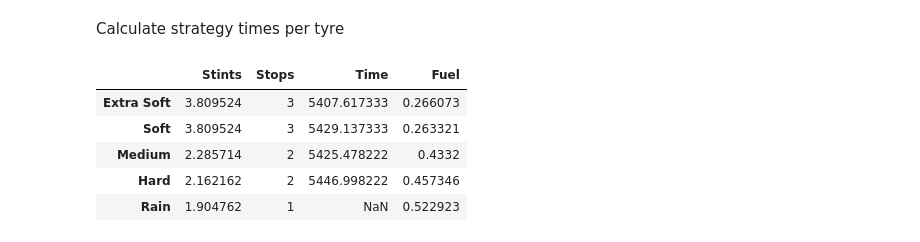
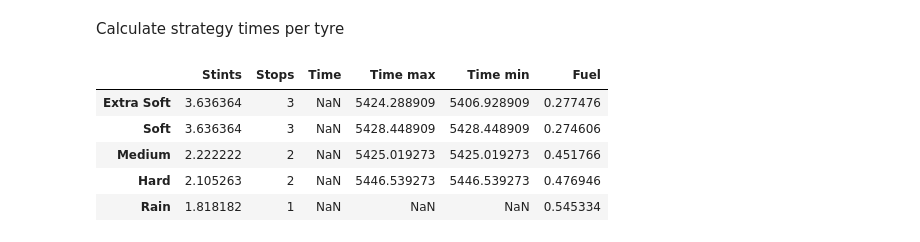
Before and after one commit to freire-guido/gpro, a Jupyter notebook: strategies.ipynb, the cells around one changed output. Saved outputs shown, nothing was run; the diff lists cells and outputs as text; code cells hidden in the pictures.

```diff
--- a/strategies.ipynb
+++ b/strategies.ipynb
@@ -80,15 +91,14 @@ def get_strategies(track, tol, tyres = ['Extra Soft', 'Soft', 'Medium', 'Hard',
     strategies['Fuel'] = usage.loc['Fuel', 'Usage'] * lapspertyre * tracks.loc[track, 'Lap distance']
     return strategies
-# %%
-strat = get_strategies(14, 0.3)
-strat
-# %% [output]
-|  | Stints | Stops | Time | Fuel |
-| Extra Soft | 3.809524 | 3 | 5407.617333 | 0.266073 |
-| Soft | 3.809524 | 3 | 5429.137333 | 0.263321 |
-| Medium | 2.285714 | 2 | 5425.478222 | 0.4332 |
-| Hard | 2.162162 | 2 | 5446.998222 | 0.457346 |
-| Rain | 1.904762 | 1 | NaN | 0.522923 |
+# %%
+get_strategies(14, 0.27)
+# %% [output]
+|  | Stints | Stops | Time | Time max | Time min | Fuel |
+| Extra Soft | 3.636364 | 3 | NaN | 5424.288909 | 5406.928909 | 0.277476 |
+| Soft | 3.636364 | 3 | NaN | 5428.448909 | 5428.448909 | 0.274606 |
+| Medium | 2.222222 | 2 | NaN | 5425.019273 | 5425.019273 | 0.451766 |
+| Hard | 2.105263 | 2 | NaN | 5446.539273 | 5446.539273 | 0.476946 |
+| Rain | 1.818182 | 1 | NaN | NaN | NaN | 0.545334 |
 # %%
 col = {'Extra Soft': 'pink', 'Soft': 'red', 'Medium': 'yellow', 'Hard': 'grey', 'Rain': 'blue'}
 grid = np.linspace(0, 0.5, 100)
```
Also changed, not shown: parts of 4 cells of this notebook, 1 other file.
